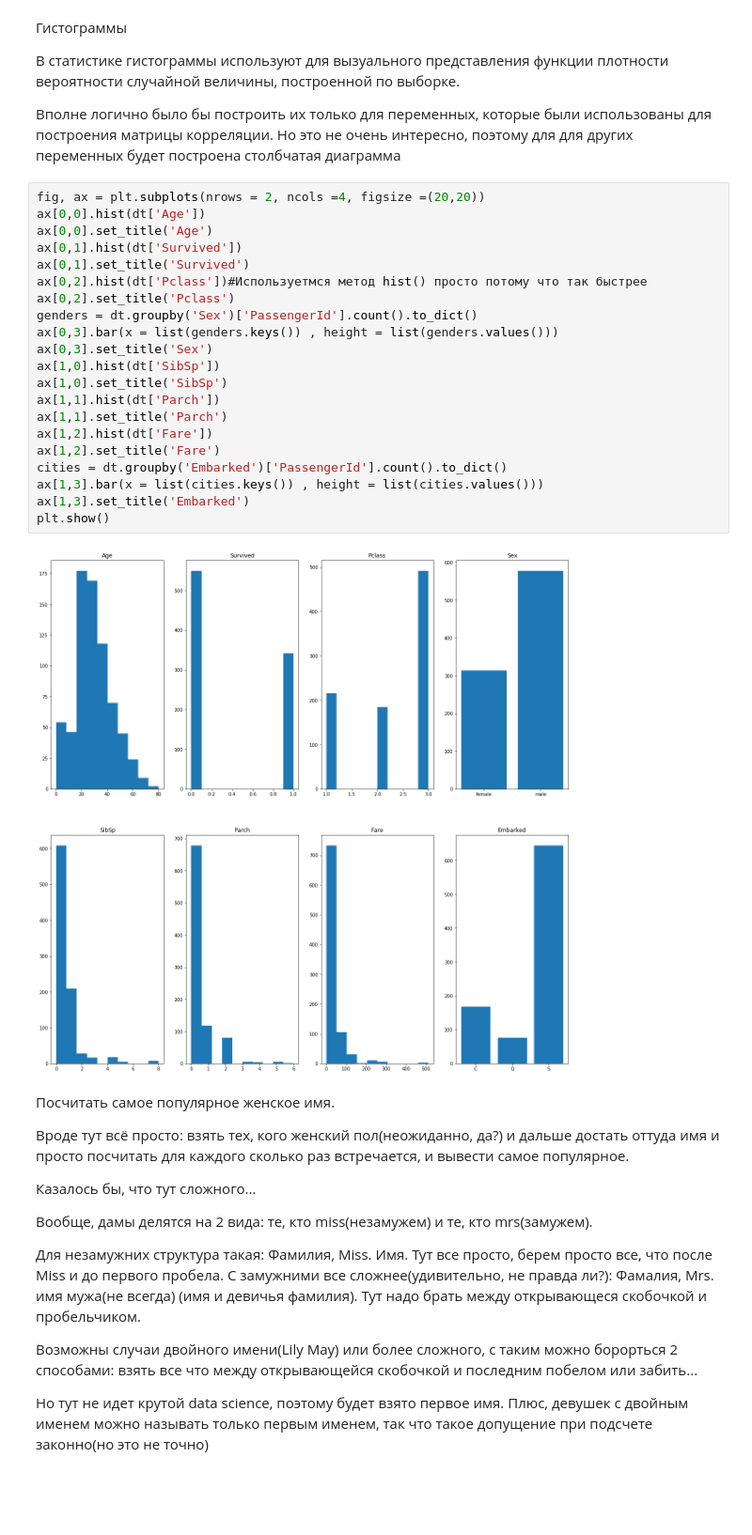
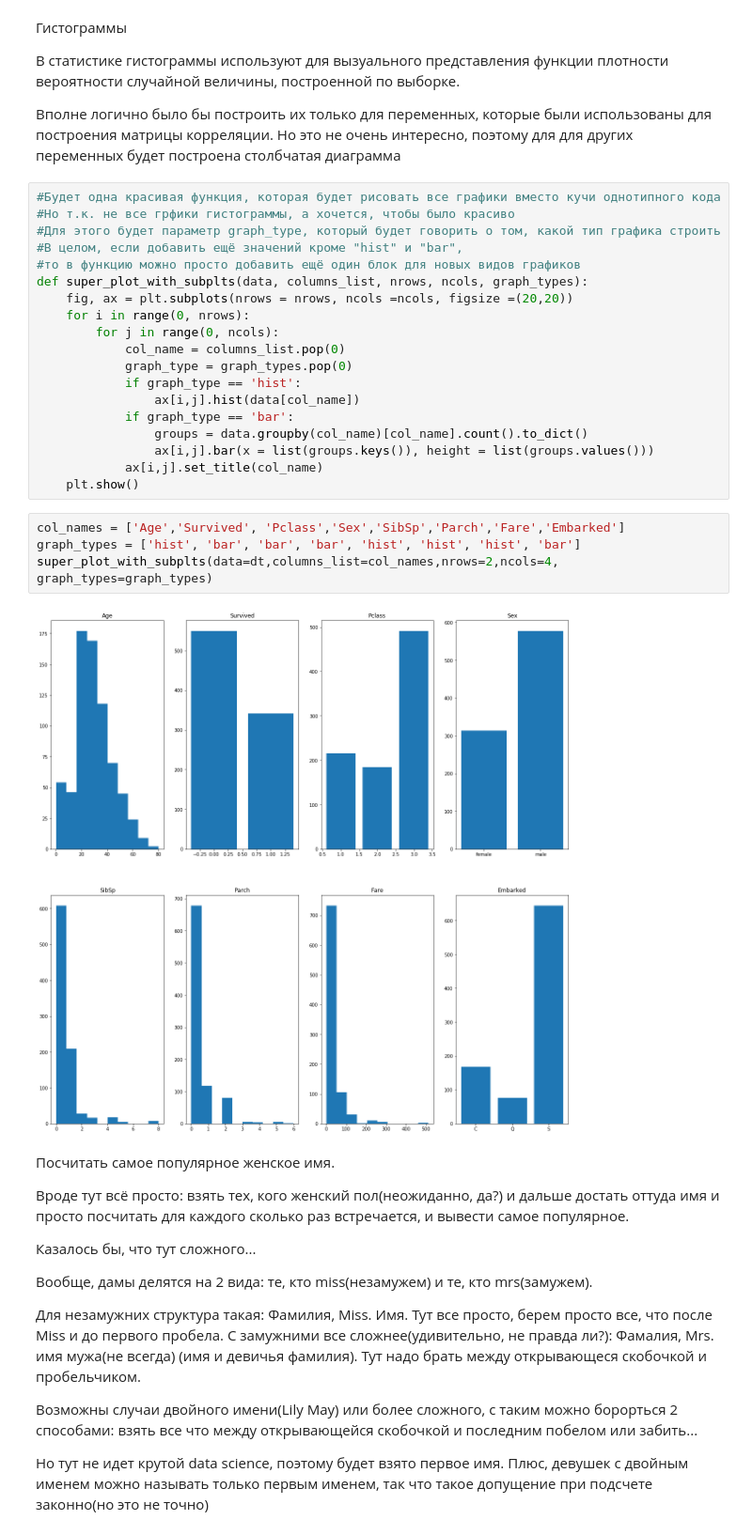
Before and after one commit to 666Panda666/rep_for_gorod, a Jupyter notebook: super_intelegent_lab_1.ipynb, the cells around one changed output. Shown: that part at 94% size. Cells and saved outputs as stored; diff of their text form; blank space fills up the shorter version.

Commit message:
some_update
Замена кучи однотипных строк для отрисовки графиков на одну плюс-минус расширяемую функцию

```diff
--- a/super_intelegent_lab_1.ipynb
+++ b/super_intelegent_lab_1.ipynb
@@ -90,29 +90,31 @@ dt[['Age','SibSp','Parch','Fare']].corr().style.set_properties(**{'color':'black
 В статистике гистограммы используют для вызуального представления функции плотности вероятности случайной величины, построенной по выборке.
 
 Вполне логично было бы построить их только для переменных, которые были использованы для построения матрицы корреляции. Но это не очень интересно, поэтому для для других переменных будет построена столбчатая диаграмма
-# %%
-fig, ax = plt.subplots(nrows = 2, ncols =4, figsize =(20,20))
-ax[0,0].hist(dt['Age'])
-ax[0,0].set_title('Age')
-ax[0,1].hist(dt['Survived'])
-ax[0,1].set_title('Survived')
-ax[0,2].hist(dt['Pclass'])#Используетмся метод hist() просто потому что так быстрее
-ax[0,2].set_title('Pclass')
-genders = dt.groupby('Sex')['PassengerId'].count().to_dict()
-ax[0,3].bar(x = list(genders.keys()) , height = list(genders.values()))
-ax[0,3].set_title('Sex')
-ax[1,0].hist(dt['SibSp'])
-ax[1,0].set_title('SibSp')
-ax[1,1].hist(dt['Parch'])
-ax[1,1].set_title('Parch')
-ax[1,2].hist(dt['Fare'])
-ax[1,2].set_title('Fare')
-cities = dt.groupby('Embarked')['PassengerId'].count().to_dict()
-ax[1,3].bar(x = list(cities.keys()) , height = list(cities.values()))
-ax[1,3].set_title('Embarked')
-plt.show()
-# %% [output]
-[figure, removed]
+# %%
+#Будет одна красивая функция, которая будет рисовать все графики вместо кучи однотипного кода
+#Но т.к. не все грфики гистограммы, а хочется, чтобы было красиво
+#Для этого будет параметр graph_type, который будет говорить о том, какой тип графика строить
+#В целом, если добавить ещё значений кроме "hist" и "bar",
+#то в функцию можно просто добавить ещё один блок для новых видов графиков
+def super_plot_with_subplts(data, columns_list, nrows, ncols, graph_types):
+    fig, ax = plt.subplots(nrows = nrows, ncols =ncols, figsize =(20,20))
+    for i in range(0, nrows):
+        for j in range(0, ncols):
+            col_name = columns_list.pop(0)
+            graph_type = graph_types.pop(0)
+            if graph_type == 'hist':
+                ax[i,j].hist(data[col_name])
+            if graph_type == 'bar':
+                groups = data.groupby(col_name)[col_name].count().to_dict()
+                ax[i,j].bar(x = list(groups.keys()), height = list(groups.values()))
+            ax[i,j].set_title(col_name)
+    plt.show()
+# %%
+col_names = ['Age','Survived', 'Pclass','Sex','SibSp','Parch','Fare','Embarked']
+graph_types = ['hist', 'bar', 'bar', 'bar', 'hist', 'hist', 'hist', 'bar']
+super_plot_with_subplts(data=dt,columns_list=col_names,nrows=2,ncols=4, graph_types=graph_types)
+# %% [output]
+[figure, added]
 # %% [markdown]
 Посчитать самое популярное женское имя.
 
```
Also changed, not shown: parts of 2 cells of this notebook.
